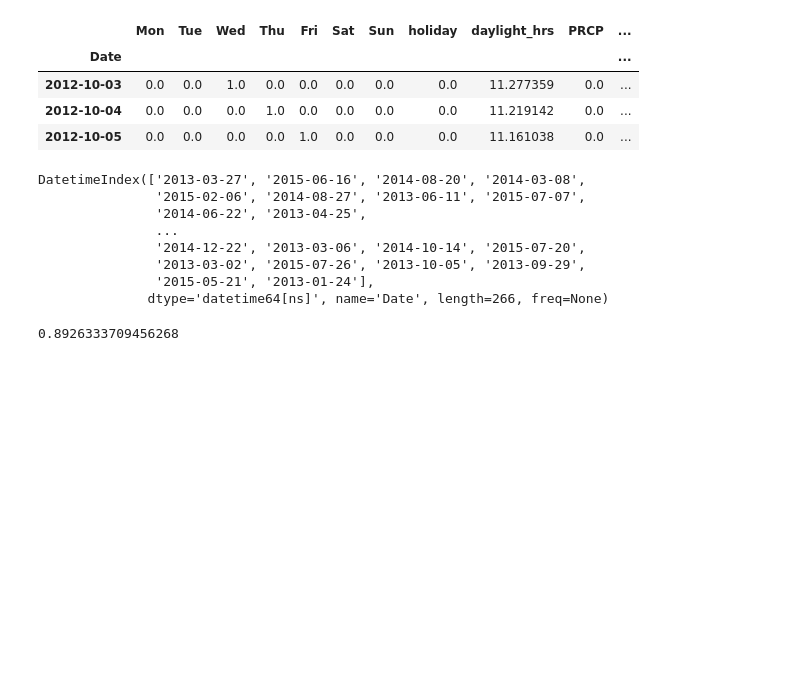
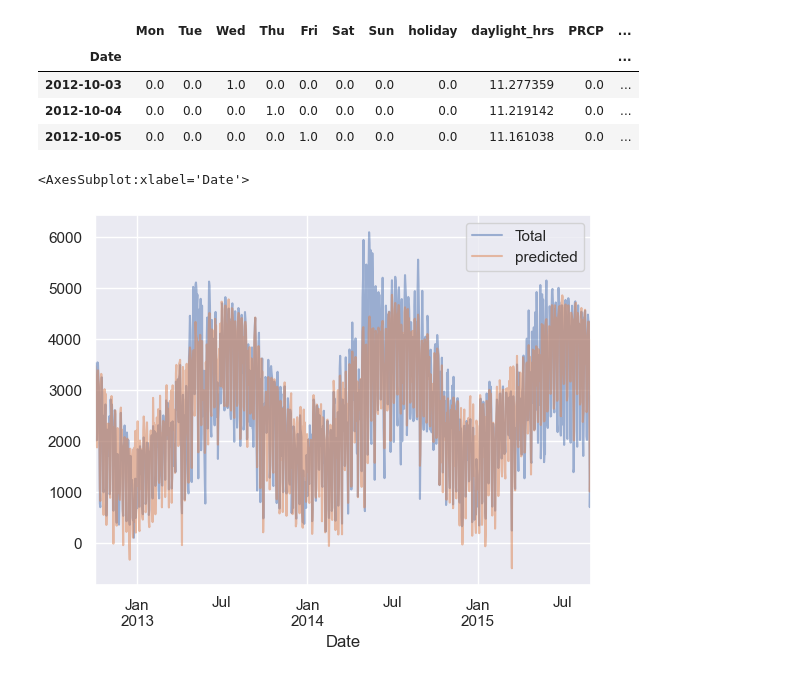
Before and after one commit to pillz9408/python, a Jupyter notebook: deepLearning/221101bicyle.ipynb, the cells around one changed output. Saved outputs shown, nothing was run; the diff lists cells and outputs as text; code cells hidden in the pictures; blank space fills up the shorter version.

```diff
--- a/deepLearning/221101bicyle.ipynb
+++ b/deepLearning/221101bicyle.ipynb
@@ -418,12 +416 @@ X_train, X_test, y_train, y_test = train_test_split(X,y, random_state=0)
-# %%
-y_test.index
-# %% [output]
-DatetimeIndex(['2013-03-27', '2015-06-16', '2014-08-20', '2014-03-08',
-               '2015-02-06', '2014-08-27', '2013-06-11', '2015-07-07',
-               '2014-06-22', '2013-04-25',
-               ...
-               '2014-12-22', '2013-03-06', '2014-10-14', '2015-07-20',
-               '2013-03-02', '2015-07-26', '2013-10-05', '2013-09-29',
-               '2015-05-21', '2013-01-24'],
-              dtype='datetime64[ns]', name='Date', length=266, freq=None)
 # %%
@@ -434,4 +422,9 @@ pred = model.predict(X_test)
-# %%
-model.score(X_test, y_test)
-# %% [output]
-0.8926333709456268
+# %%
+model = LinearRegression(fit_intercept=False)
+model.fit(X, y)
+daily['predicted'] = model.predict(X)
+#총 자전거 통행량과 예상 자전거 통행량 비교
+daily[['Total', 'predicted']].plot(alpha=0.5)
+# %% [output]
+<AxesSubplot:xlabel='Date'>
+[figure, added]
```
Also changed, not shown: parts of 9 cells of this notebook.
